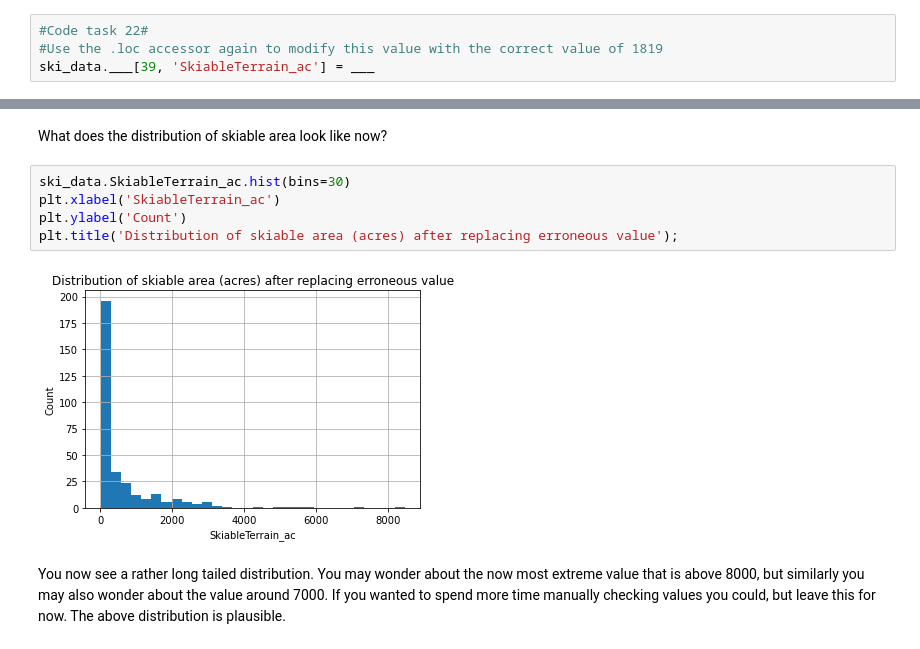
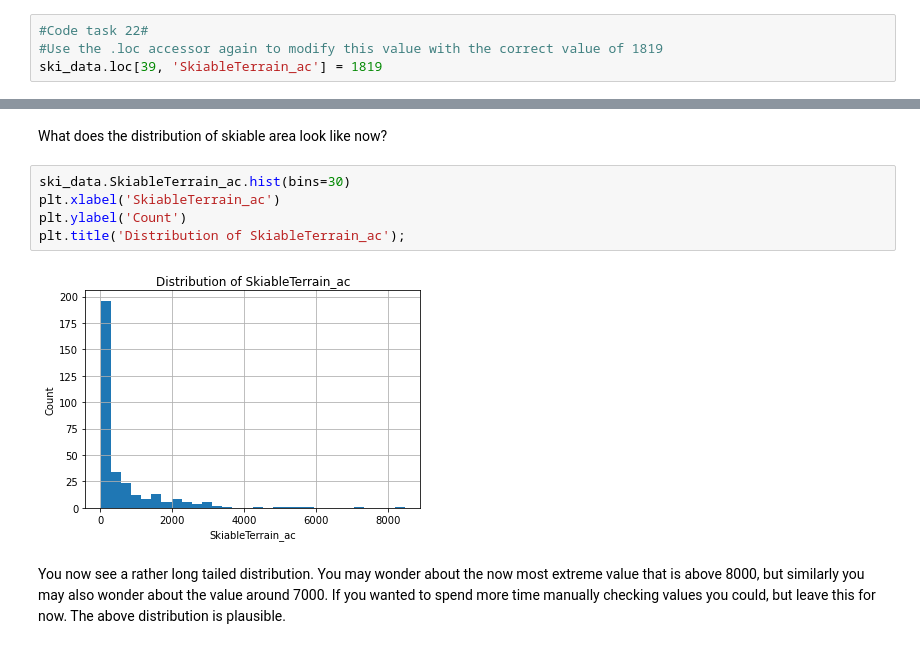
Before and after one commit to DelinM/Springboard_CapstoneProject1, a Jupyter notebook: Notebooks/02_data_wrangling.ipynb, the cells around one changed output, grey strips where cells are left out. Cells and saved outputs as stored; diff of their text form.

```diff
--- a/Notebooks/02_data_wrangling.ipynb
+++ b/Notebooks/02_data_wrangling.ipynb
@@ -539,7 +592,7 @@ ski_data.___[39, 'SkiableTerrain_ac']
 # %%
 #Code task 22#
 #Use the .loc accessor again to modify this value with the correct value of 1819
-ski_data.___[39, 'SkiableTerrain_ac'] = ___
+ski_data.loc[39, 'SkiableTerrain_ac'] = 1819
 # %%
 #Code task 23#
 #Use the .loc accessor a final time to verify that the value has been modified
@@ -551,10 +606,10 @@ What does the distribution of skiable area look like now?
 # %%
 ski_data.SkiableTerrain_ac.hist(bins=30)
 plt.xlabel('SkiableTerrain_ac')
 plt.ylabel('Count')
-plt.title('Distribution of skiable area (acres) after replacing erroneous value');
+plt.title('Distribution of SkiableTerrain_ac');
 # %% [output]
-[figure, old version]
+[figure, new version]
 # %% [markdown]
 You now see a rather long tailed distribution. You may wonder about the now most extreme value that is above 8000, but similarly you may also wonder about the value around 7000. If you wanted to spend more time manually checking values you could, but leave this for now. The above distribution is plausible.
 # %% [markdown]
```
Also changed, not shown: parts of 37 cells of this notebook, 2 other files.
